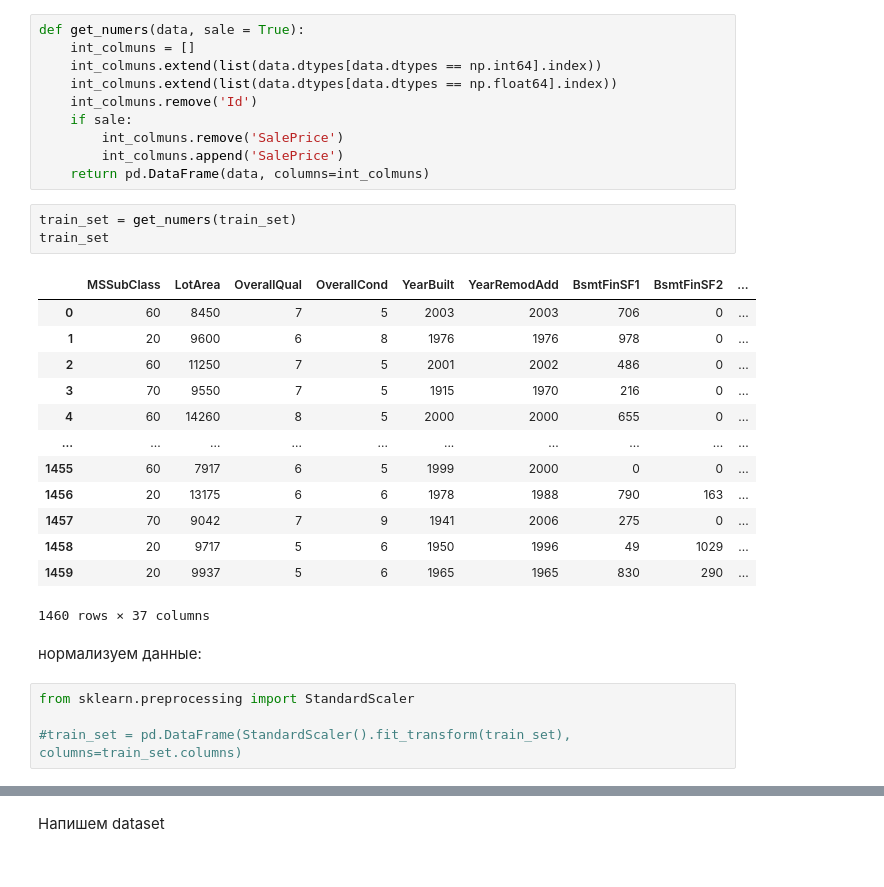
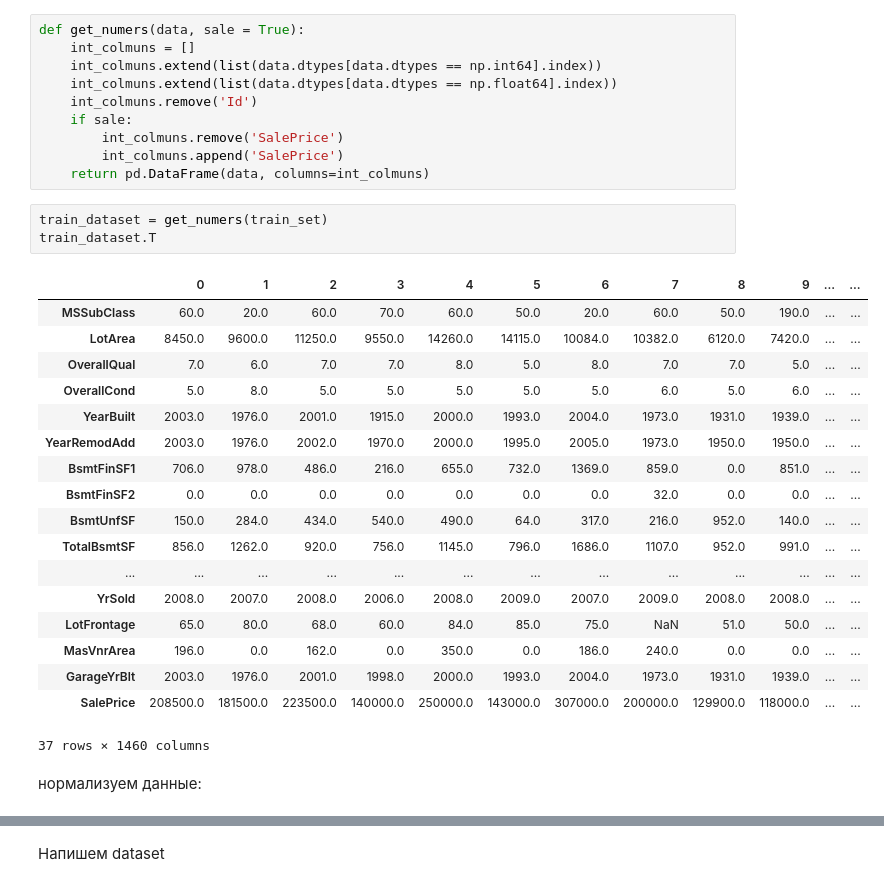
Before and after one commit to Filip-GG/House-Prices---Advanced-Regression-Techniques, a Jupyter notebook: main.ipynb, the cells around one changed output, grey strips where cells are left out. Drawn from its saved outputs; the diff is of its cells as text.

```diff
--- a/main.ipynb
+++ b/main.ipynb
@@ -60,26 +115,27 @@ def get_numers(data, sale = True):
         int_colmuns.remove('SalePrice')
         int_colmuns.append('SalePrice')
     return pd.DataFrame(data, columns=int_colmuns)
-# %%
-train_set = get_numers(train_set)
-train_set
-# %% [output]
-|  | MSSubClass | LotArea | OverallQual | OverallCond | YearBuilt | YearRemodAdd | BsmtFinSF1 | BsmtFinSF2 | ... |
-| 0 | 60 | 8450 | 7 | 5 | 2003 | 2003 | 706 | 0 | ... |
-| 1 | 20 | 9600 | 6 | 8 | 1976 | 1976 | 978 | 0 | ... |
-| 2 | 60 | 11250 | 7 | 5 | 2001 | 2002 | 486 | 0 | ... |
-| 3 | 70 | 9550 | 7 | 5 | 1915 | 1970 | 216 | 0 | ... |
-| 4 | 60 | 14260 | 8 | 5 | 2000 | 2000 | 655 | 0 | ... |
-| ... | ... | ... | ... | ... | ... | ... | ... | ... | ... |
-| 1455 | 60 | 7917 | 6 | 5 | 1999 | 2000 | 0 | 0 | ... |
-| 1456 | 20 | 13175 | 6 | 6 | 1978 | 1988 | 790 | 163 | ... |
-| 1457 | 70 | 9042 | 7 | 9 | 1941 | 2006 | 275 | 0 | ... |
-| 1458 | 20 | 9717 | 5 | 6 | 1950 | 1996 | 49 | 1029 | ... |
-| 1459 | 20 | 9937 | 5 | 6 | 1965 | 1965 | 830 | 290 | ... |
-1460 rows × 37 columns
+# %%
+train_dataset = get_numers(train_set)
+train_dataset.T
+# %% [output]
+|  | 0 | 1 | 2 | 3 | 4 | 5 | 6 | 7 | 8 | 9 | ... | ... |
+| MSSubClass | 60.0 | 20.0 | 60.0 | 70.0 | 60.0 | 50.0 | 20.0 | 60.0 | 50.0 | 190.0 | ... | ... |
+| LotArea | 8450.0 | 9600.0 | 11250.0 | 9550.0 | 14260.0 | 14115.0 | 10084.0 | 10382.0 | 6120.0 | 7420.0 | ... | ... |
+| OverallQual | 7.0 | 6.0 | 7.0 | 7.0 | 8.0 | 5.0 | 8.0 | 7.0 | 7.0 | 5.0 | ... | ... |
+| OverallCond | 5.0 | 8.0 | 5.0 | 5.0 | 5.0 | 5.0 | 5.0 | 6.0 | 5.0 | 6.0 | ... | ... |
+| YearBuilt | 2003.0 | 1976.0 | 2001.0 | 1915.0 | 2000.0 | 1993.0 | 2004.0 | 1973.0 | 1931.0 | 1939.0 | ... | ... |
+| YearRemodAdd | 2003.0 | 1976.0 | 2002.0 | 1970.0 | 2000.0 | 1995.0 | 2005.0 | 1973.0 | 1950.0 | 1950.0 | ... | ... |
+| BsmtFinSF1 | 706.0 | 978.0 | 486.0 | 216.0 | 655.0 | 732.0 | 1369.0 | 859.0 | 0.0 | 851.0 | ... | ... |
+| BsmtFinSF2 | 0.0 | 0.0 | 0.0 | 0.0 | 0.0 | 0.0 | 0.0 | 32.0 | 0.0 | 0.0 | ... | ... |
+| BsmtUnfSF | 150.0 | 284.0 | 434.0 | 540.0 | 490.0 | 64.0 | 317.0 | 216.0 | 952.0 | 140.0 | ... | ... |
+| TotalBsmtSF | 856.0 | 1262.0 | 920.0 | 756.0 | 1145.0 | 796.0 | 1686.0 | 1107.0 | 952.0 | 991.0 | ... | ... |
+| ... | ... | ... | ... | ... | ... | ... | ... | ... | ... | ... | ... | ... |
+| YrSold | 2008.0 | 2007.0 | 2008.0 | 2006.0 | 2008.0 | 2009.0 | 2007.0 | 2009.0 | 2008.0 | 2008.0 | ... | ... |
+| LotFrontage | 65.0 | 80.0 | 68.0 | 60.0 | 84.0 | 85.0 | 75.0 | NaN | 51.0 | 50.0 | ... | ... |
+| MasVnrArea | 196.0 | 0.0 | 162.0 | 0.0 | 350.0 | 0.0 | 186.0 | 240.0 | 0.0 | 0.0 | ... | ... |
+| GarageYrBlt | 2003.0 | 1976.0 | 2001.0 | 1998.0 | 2000.0 | 1993.0 | 2004.0 | 1973.0 | 1931.0 | 1939.0 | ... | ... |
+| SalePrice | 208500.0 | 181500.0 | 223500.0 | 140000.0 | 250000.0 | 143000.0 | 307000.0 | 200000.0 | 129900.0 | 118000.0 | ... | ... |
+37 rows × 1460 columns
 # %% [markdown]
 нормализуем данные:
-# %%
-from sklearn.preprocessing import StandardScaler
-
-#train_set = pd.DataFrame(StandardScaler().fit_transform(train_set), columns=train_set.columns)
```
Also changed, not shown: parts of 44 cells of this notebook, 6 other files.
